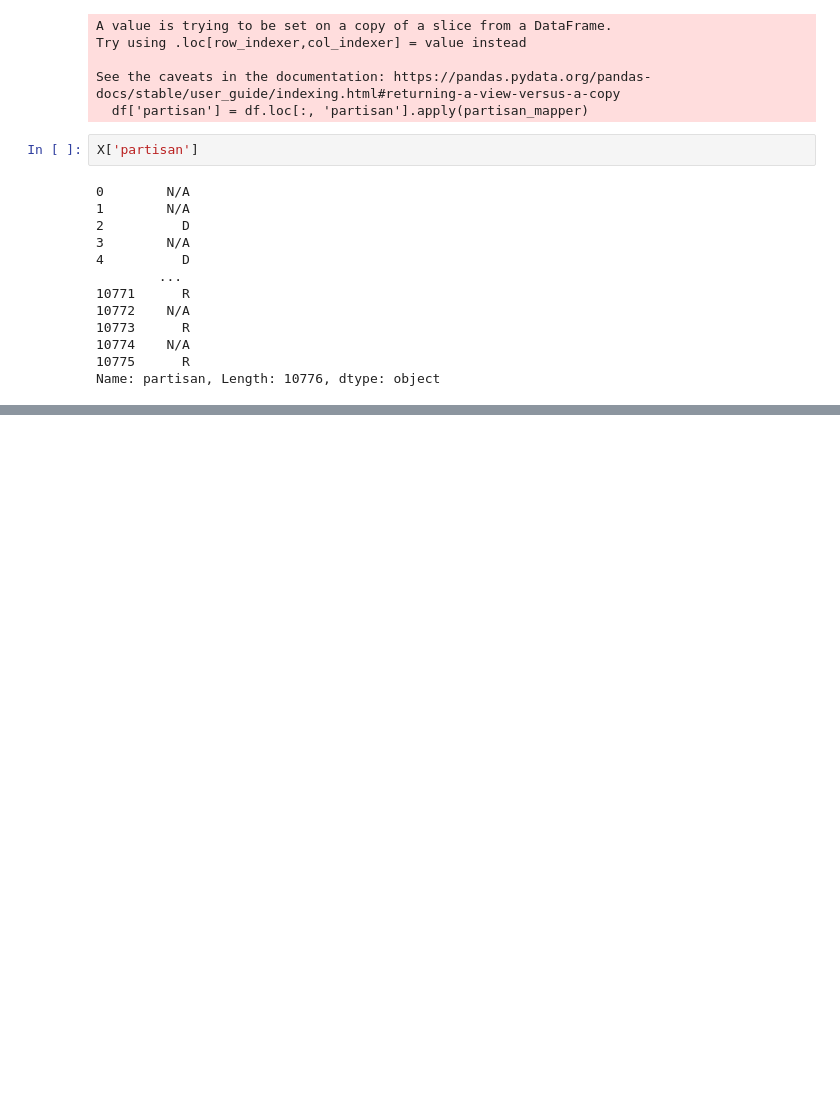
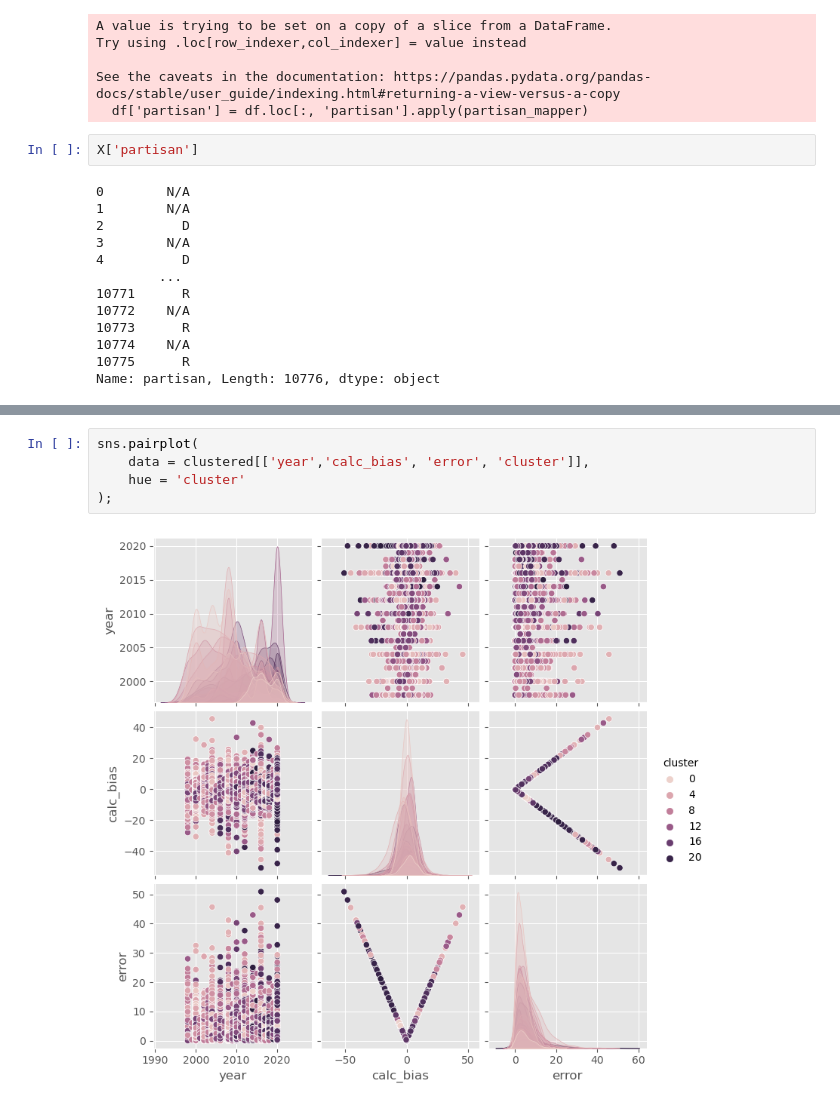
Before and after one commit to vijay-ravuri/poll-accuracy-modeling, a Jupyter notebook: code/clustering.ipynb, the cells around one changed output, grey strips where cells are left out. Drawn from its saved outputs; the diff is of its cells as text; blank space fills up the shorter version.

```diff
--- a/code/clustering.ipynb
+++ b/code/clustering.ipynb
@@ -258,0 +306,7 @@ score_df
+# %%
+sns.pairplot(
+    data = clustered[['year','calc_bias', 'error', 'cluster']],
+    hue = 'cluster'
+);
+# %% [output]
+[figure, added]
```
Also changed, not shown: parts of 33 cells of this notebook.
